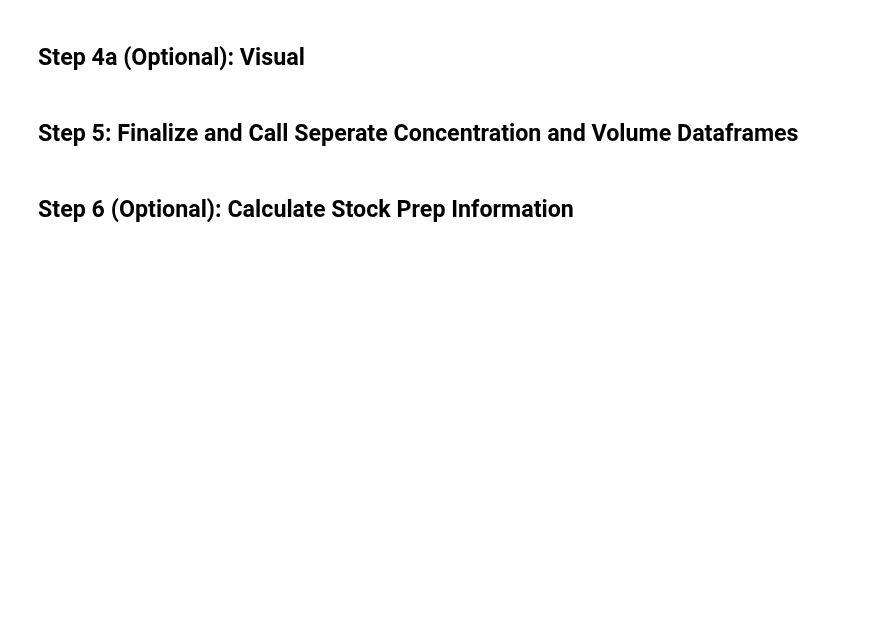
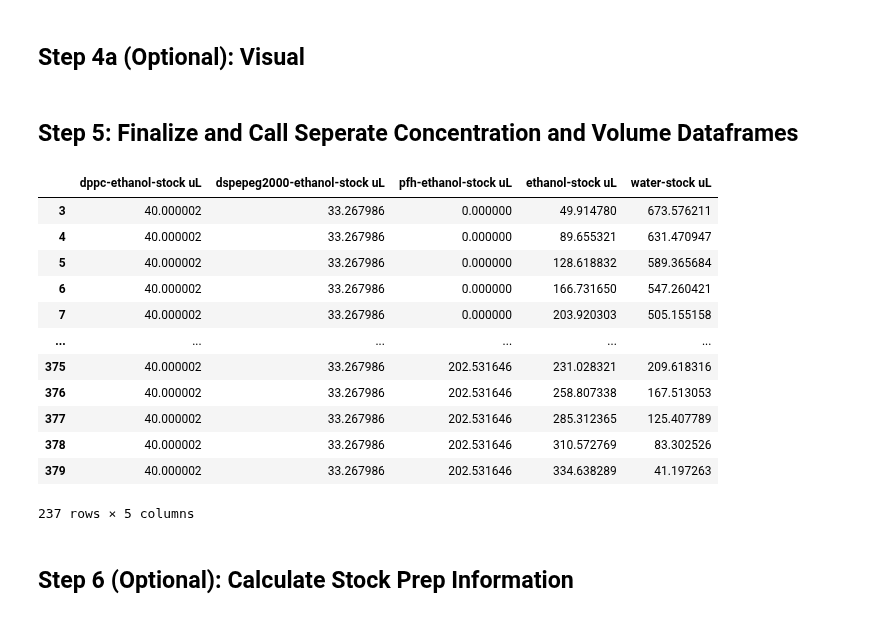
Before and after one commit to pozzo-research-group/OT2-DOE, a Jupyter notebook: Plan and Prepare/Dev_Working_Notebook.ipynb, the cells around one changed output. Cells and saved outputs as stored; diff of their text form; code cells hidden in the pictures; blank space fills up the shorter version.

```diff
--- a/Plan and Prepare/Dev_Working_Notebook.ipynb
+++ b/Plan and Prepare/Dev_Working_Notebook.ipynb
@@ -107,6 +132,21 @@ final_complete_df
 # %%
 final_wtf_df = CreateSamples.isolate_common_column(final_complete_df, 'wtf')
 final_volume_df = CreateSamples.isolate_common_column(final_complete_df, 'stock')
+final_volume_df
+# %% [output]
+|  | dppc-ethanol-stock uL | dspepeg2000-ethanol-stock uL | pfh-ethanol-stock uL | ethanol-stock uL | water-stock uL |
+| 3 | 40.000002 | 33.267986 | 0.000000 | 49.914780 | 673.576211 |
+| 4 | 40.000002 | 33.267986 | 0.000000 | 89.655321 | 631.470947 |
+| 5 | 40.000002 | 33.267986 | 0.000000 | 128.618832 | 589.365684 |
+| 6 | 40.000002 | 33.267986 | 0.000000 | 166.731650 | 547.260421 |
+| 7 | 40.000002 | 33.267986 | 0.000000 | 203.920303 | 505.155158 |
+| ... | ... | ... | ... | ... | ... |
+| 375 | 40.000002 | 33.267986 | 202.531646 | 231.028321 | 209.618316 |
+| 376 | 40.000002 | 33.267986 | 202.531646 | 258.807338 | 167.513053 |
+| 377 | 40.000002 | 33.267986 | 202.531646 | 285.312365 | 125.407789 |
+| 378 | 40.000002 | 33.267986 | 202.531646 | 310.572769 | 83.302526 |
+| 379 | 40.000002 | 33.267986 | 202.531646 | 334.638289 | 41.197263 |
+237 rows × 5 columns
 # %% [markdown]
 ## Step 6 (Optional): Calculate Stock Prep Information
 # %%
```
Also changed, not shown: parts of 11 cells of this notebook, 7 other files.
